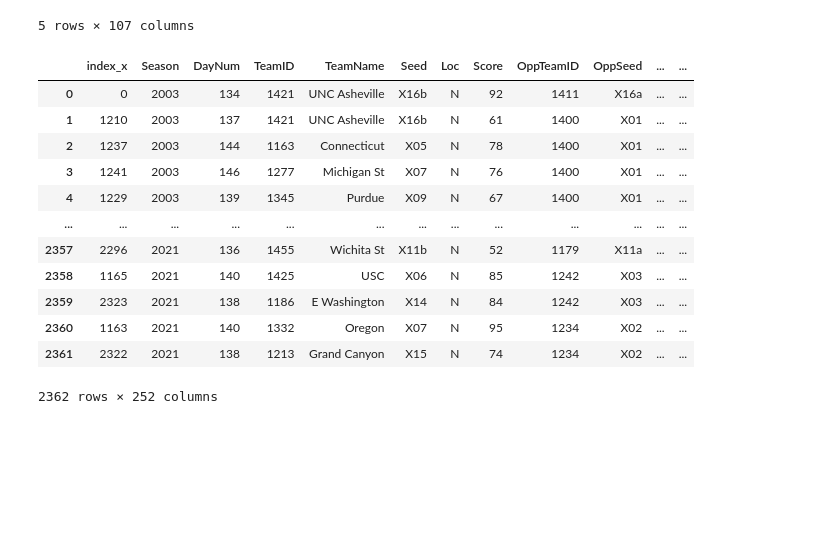
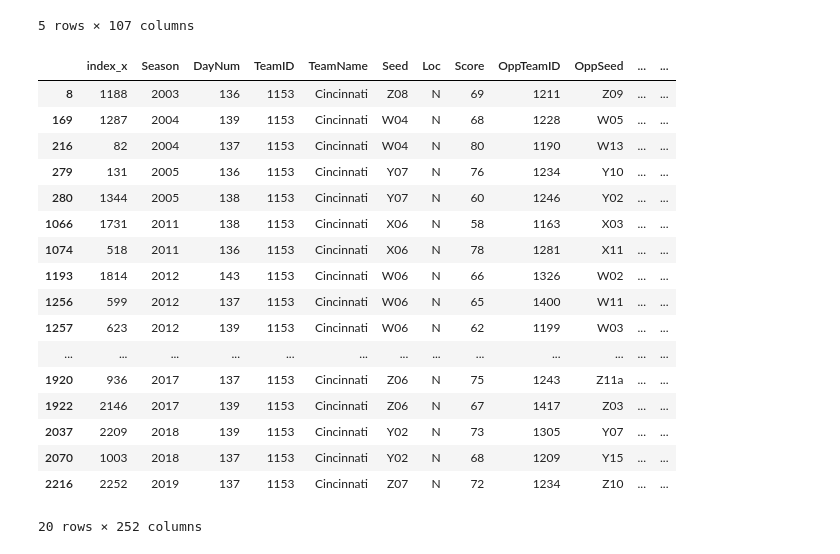
Before and after one commit to aruther11/march_madness_comp, a Jupyter notebook: exploration/eda_detailed.ipynb, the cells around one changed output. Cells and saved outputs as stored; diff of their text form; code cells hidden in the pictures; blank space fills up the shorter version.

```diff
--- a/exploration/eda_detailed.ipynb
+++ b/exploration/eda_detailed.ipynb
@@ -695,19 +695,24 @@ tourney_results_by_team_with_seeds_df.columns = tourney_results_by_team_with_see
 add_team_season_features_to_tourney_results_by_team_df = tourney_results_by_team_with_seeds_df.merge(team_season_stats_agg_with_rankings_df,how = 'inner', on = ['TeamID','Season','TeamName'])
 # %%
 tourney_results_by_team_with_team_features_df = add_team_season_features_to_tourney_results_by_team_df.merge(team_season_stats_agg_with_rankings_df,how = 'inner', left_on = ['OppTeamID','Season','OppTeamName'], right_on = ['TeamID','Season','TeamName'],suffixes=['','_Opp'])
-# %%
-tourney_results_by_team_with_team_features_df
-# %% [output]
-|  | index_x | Season | DayNum | TeamID | TeamName | Seed | Loc | Score | OppTeamID | OppSeed | ... | ... |
-| 0 | 0 | 2003 | 134 | 1421 | UNC Asheville | X16b | N | 92 | 1411 | X16a | ... | ... |
-| 1 | 1210 | 2003 | 137 | 1421 | UNC Asheville | X16b | N | 61 | 1400 | X01 | ... | ... |
-| 2 | 1237 | 2003 | 144 | 1163 | Connecticut | X05 | N | 78 | 1400 | X01 | ... | ... |
-| 3 | 1241 | 2003 | 146 | 1277 | Michigan St | X07 | N | 76 | 1400 | X01 | ... | ... |
-| 4 | 1229 | 2003 | 139 | 1345 | Purdue | X09 | N | 67 | 1400 | X01 | ... | ... |
-| ... | ... | ... | ... | ... | ... | ... | ... | ... | ... | ... | ... | ... |
-| 2357 | 2296 | 2021 | 136 | 1455 | Wichita St | X11b | N | 52 | 1179 | X11a | ... | ... |
-| 2358 | 1165 | 2021 | 140 | 1425 | USC | X06 | N | 85 | 1242 | X03 | ... | ... |
-| 2359 | 2323 | 2021 | 138 | 1186 | E Washington | X14 | N | 84 | 1242 | X03 | ... | ... |
-| 2360 | 1163 | 2021 | 140 | 1332 | Oregon | X07 | N | 95 | 1234 | X02 | ... | ... |
-| 2361 | 2322 | 2021 | 138 | 1213 | Grand Canyon | X15 | N | 74 | 1234 | X02 | ... | ... |
-2362 rows × 252 columns
+# %%
+tourney_results_by_team_with_team_features_df[tourney_results_by_team_with_team_features_df['TeamName'] == "Cincinnati"]
+# %% [output]
+|  | index_x | Season | DayNum | TeamID | TeamName | Seed | Loc | Score | OppTeamID | OppSeed | ... | ... |
+| 8 | 1188 | 2003 | 136 | 1153 | Cincinnati | Z08 | N | 69 | 1211 | Z09 | ... | ... |
+| 169 | 1287 | 2004 | 139 | 1153 | Cincinnati | W04 | N | 68 | 1228 | W05 | ... | ... |
+| 216 | 82 | 2004 | 137 | 1153 | Cincinnati | W04 | N | 80 | 1190 | W13 | ... | ... |
+| 279 | 131 | 2005 | 136 | 1153 | Cincinnati | Y07 | N | 76 | 1234 | Y10 | ... | ... |
+| 280 | 1344 | 2005 | 138 | 1153 | Cincinnati | Y07 | N | 60 | 1246 | Y02 | ... | ... |
+| 1066 | 1731 | 2011 | 138 | 1153 | Cincinnati | X06 | N | 58 | 1163 | X03 | ... | ... |
+| 1074 | 518 | 2011 | 136 | 1153 | Cincinnati | X06 | N | 78 | 1281 | X11 | ... | ... |
+| 1193 | 1814 | 2012 | 143 | 1153 | Cincinnati | W06 | N | 66 | 1326 | W02 | ... | ... |
+| 1256 | 599 | 2012 | 137 | 1153 | Cincinnati | W06 | N | 65 | 1400 | W11 | ... | ... |
+| 1257 | 623 | 2012 | 139 | 1153 | Cincinnati | W06 | N | 62 | 1199 | W03 | ... | ... |
+| ... | ... | ... | ... | ... | ... | ... | ... | ... | ... | ... | ... | ... |
+| 1920 | 936 | 2017 | 137 | 1153 | Cincinnati | Z06 | N | 75 | 1243 | Z11a | ... | ... |
+| 1922 | 2146 | 2017 | 139 | 1153 | Cincinnati | Z06 | N | 67 | 1417 | Z03 | ... | ... |
+| 2037 | 2209 | 2018 | 139 | 1153 | Cincinnati | Y02 | N | 73 | 1305 | Y07 | ... | ... |
+| 2070 | 1003 | 2018 | 137 | 1153 | Cincinnati | Y02 | N | 68 | 1209 | Y15 | ... | ... |
+| 2216 | 2252 | 2019 | 137 | 1153 | Cincinnati | Z07 | N | 72 | 1234 | Z10 | ... | ... |
+20 rows × 252 columns
```
Also changed, not shown: parts of 20 cells of this notebook.
